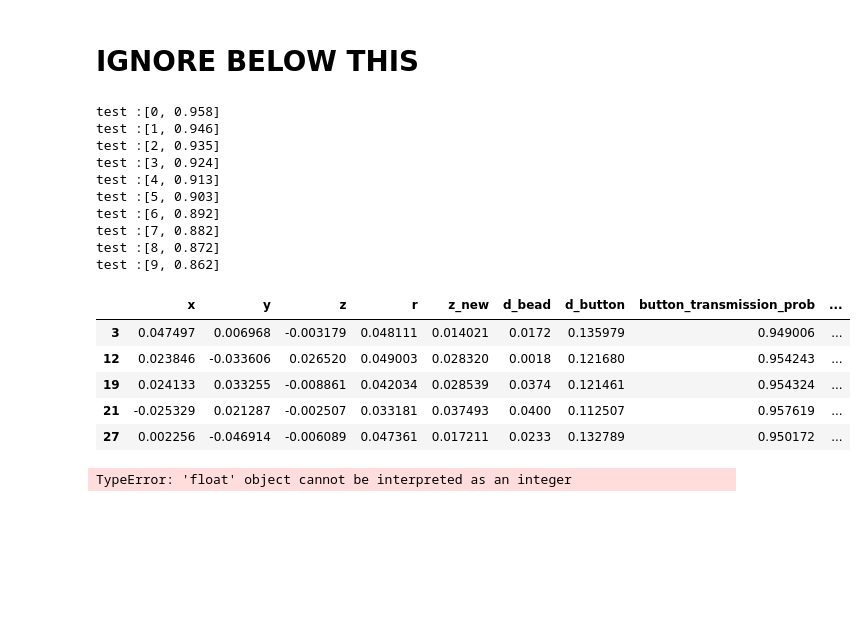
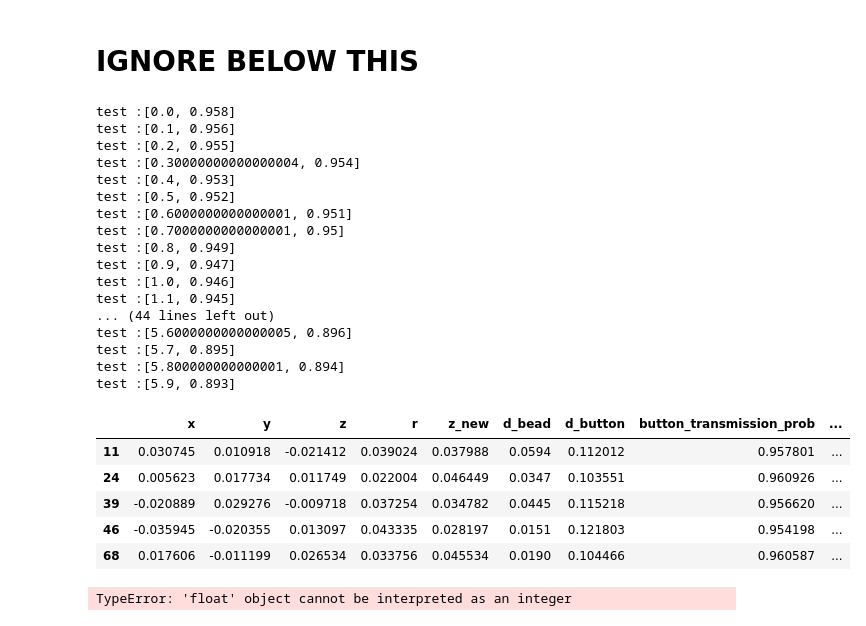
Before and after one commit to bhattathakur/mylab, a Jupyter notebook: ryanfiles/macros/bead_analysis.ipynb, the cells around one changed output. Drawn from its saved outputs; the diff is of its cells as text; code cells hidden in the pictures; blank space fills up the shorter version.

```diff
--- a/ryanfiles/macros/bead_analysis.ipynb
+++ b/ryanfiles/macros/bead_analysis.ipynb
@@ -223,27 +223,5 @@ avg_random
 # %% [markdown]
 # IGNORE BELOW THIS
-# %%
-for i in np.arange(0,10):
-    test=get_prob(i)
-    print(f"test :{test}")
-df_less.head()
-# %% [output]
-test :[0, 0.958]
-test :[1, 0.946]
-test :[2, 0.935]
-test :[3, 0.924]
-test :[4, 0.913]
-test :[5, 0.903]
-test :[6, 0.892]
-test :[7, 0.882]
-test :[8, 0.872]
-test :[9, 0.862]
-|  | x | y | z | r | z_new | d_bead | d_button | button_transmission_prob | ... |
-| 3 | 0.047497 | 0.006968 | -0.003179 | 0.048111 | 0.014021 | 0.0172 | 0.135979 | 0.949006 | ... |
-| 12 | 0.023846 | -0.033606 | 0.026520 | 0.049003 | 0.028320 | 0.0018 | 0.121680 | 0.954243 | ... |
-| 19 | 0.024133 | 0.033255 | -0.008861 | 0.042034 | 0.028539 | 0.0374 | 0.121461 | 0.954324 | ... |
-| 21 | -0.025329 | 0.021287 | -0.002507 | 0.033181 | 0.037493 | 0.0400 | 0.112507 | 0.957619 | ... |
-| 27 | 0.002256 | -0.046914 | -0.006089 | 0.047361 | 0.017211 | 0.0233 | 0.132789 | 0.950172 | ... |
 # %%
 def get_prob(bead_density):
     '''
@@ -253,6 +231,37 @@ def get_prob(bead_density):
     df_less['prob_product']=df_less['button_transmission_prob']*df_less['bead_transmission_prob']
     avg_prob=round(df_less['prob_product'].mean(),3)
     return [bead_density,avg_prob]
+# %%
+density_prob=[]
+for i in np.arange(0,6,0.1):
+    test=get_prob(i)
+    density_prob.append(test)
+    print(f"test :{test}")
+df_less.head()
+# %% [output]
+test :[0.0, 0.958]
+test :[0.1, 0.956]
+test :[0.2, 0.955]
+test :[0.30000000000000004, 0.954]
+test :[0.4, 0.953]
+test :[0.5, 0.952]
+test :[0.6000000000000001, 0.951]
+test :[0.7000000000000001, 0.95]
+test :[0.8, 0.949]
+test :[0.9, 0.947]
+test :[1.0, 0.946]
+test :[1.1, 0.945]
+... (44 lines left out)
+test :[5.6000000000000005, 0.896]
+test :[5.7, 0.895]
+test :[5.800000000000001, 0.894]
+test :[5.9, 0.893]
+|  | x | y | z | r | z_new | d_bead | d_button | button_transmission_prob | ... |
+| 11 | 0.030745 | 0.010918 | -0.021412 | 0.039024 | 0.037988 | 0.0594 | 0.112012 | 0.957801 | ... |
+| 24 | 0.005623 | 0.017734 | 0.011749 | 0.022004 | 0.046449 | 0.0347 | 0.103551 | 0.960926 | ... |
+| 39 | -0.020889 | 0.029276 | -0.009718 | 0.037254 | 0.034782 | 0.0445 | 0.115218 | 0.956620 | ... |
+| 46 | -0.035945 | -0.020355 | 0.013097 | 0.043335 | 0.028197 | 0.0151 | 0.121803 | 0.954198 | ... |
+| 68 | 0.017606 | -0.011199 | 0.026534 | 0.033756 | 0.045534 | 0.0190 | 0.104466 | 0.960587 | ... |
 # %%
 for i in np.linspace(0,1,0.1):
     test=get_prob(i)
```
Also changed, not shown: parts of 14 cells of this notebook.
